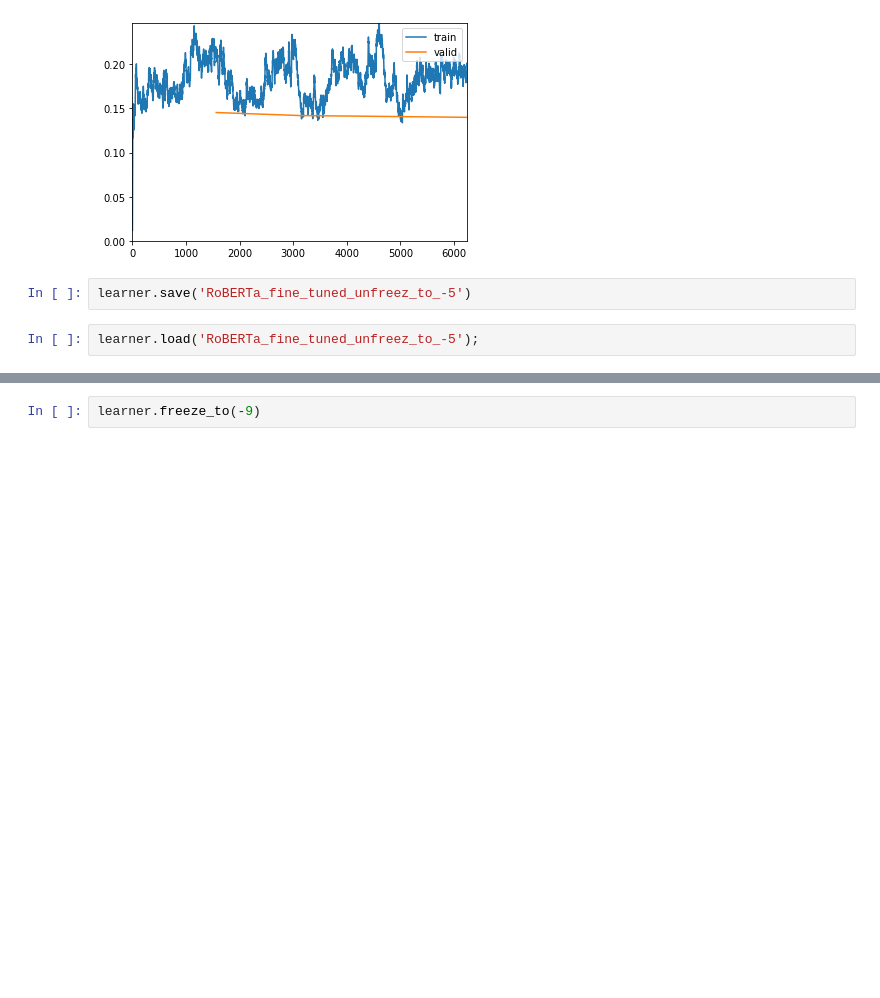
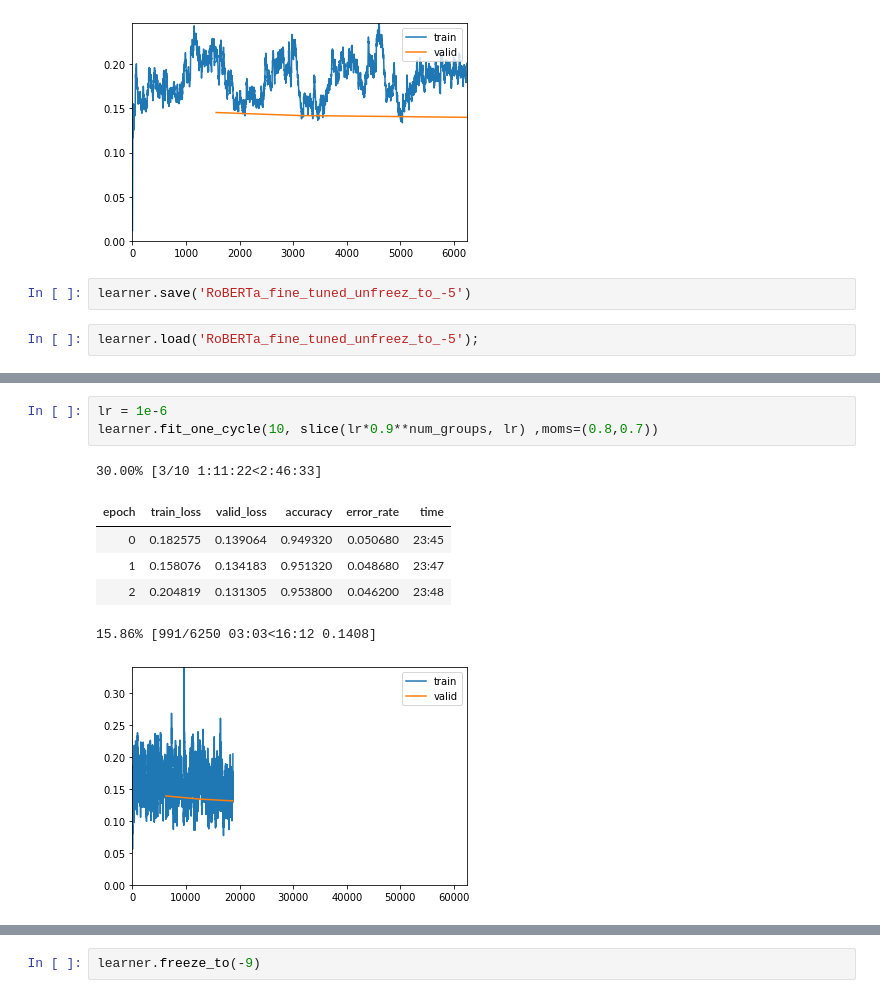
Before and after one commit to Sylar257/Transformers-in-NLP, a Jupyter notebook: Transformer training with Language model tuning.ipynb, the cells around one changed output, grey strips where cells are left out. Drawn from its saved outputs; the diff is of its cells as text; blank space fills up the shorter version.

Commit message:
unfreezed training

```diff
--- a/Transformer training with Language model tuning.ipynb
+++ b/Transformer training with Language model tuning.ipynb
@@ -1137,3 +1103,14 @@ RuntimeError: CUDA out of memory. Tried to allocate 148.00 MiB (GPU 0; 10.91 GiB
+# %%
+lr = 1e-6
+learner.fit_one_cycle(10, slice(lr*0.9**num_groups, lr) ,moms=(0.8,0.7))
+# %% [output]
+30.00% [3/10 1:11:22<2:46:33]
+| epoch | train_loss | valid_loss | accuracy | error_rate | time |
+| 0 | 0.182575 | 0.139064 | 0.949320 | 0.050680 | 23:45 |
+| 1 | 0.158076 | 0.134183 | 0.951320 | 0.048680 | 23:47 |
+| 2 | 0.204819 | 0.131305 | 0.953800 | 0.046200 | 23:48 |
+15.86% [991/6250 03:03<16:12 0.1408]
+[figure, added]
 # %%
 lr = 1e-6
 learner.fit_one_cycle(5, slice(lr*0.9**num_groups, lr) ,moms=(0.8,0.7))
```
Also changed, not shown: parts of 9 cells of this notebook.
